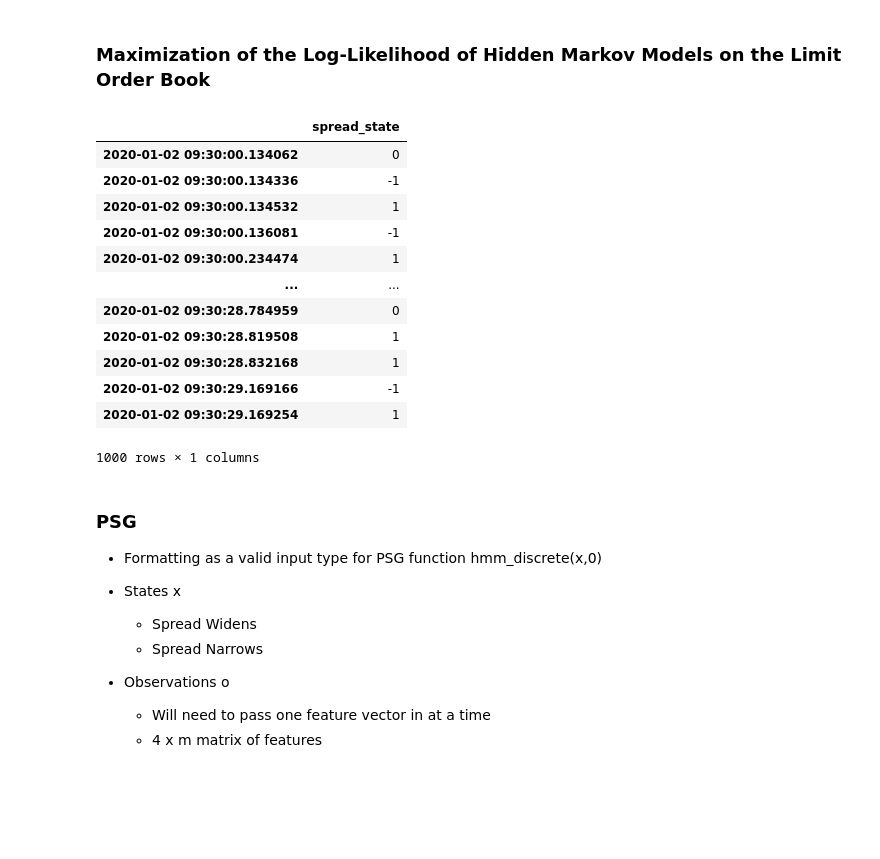
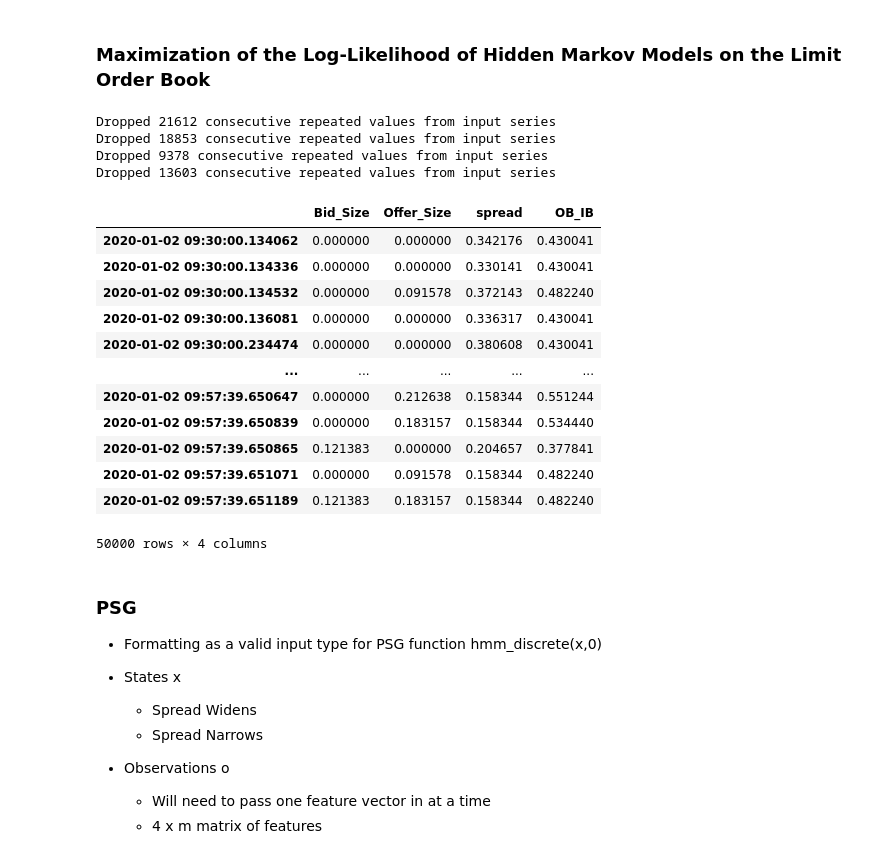
Before and after one commit to jasonbohne123/HMM_LOB_Inference, a Jupyter notebook: hmm.ipynb, the cells around one changed output. Saved outputs shown, nothing was run; the diff lists cells and outputs as text; code cells hidden in the pictures; blank space fills up the shorter version.

```diff
--- a/hmm.ipynb
+++ b/hmm.ipynb
@@ -8,34 +9,44 @@ from sklearn.model_selection import TimeSeriesSplit
 # %%
+features=pd.read_csv('data/features.csv',index_col=0,nrows=50000)
 
-features=pd.read_csv('data/features.csv',index_col=0,nrows=1000)
+def remove_duplicates(series):
 
+    cleaned_series=series[np.insert(np.diff(series).astype(bool), 0, True)]
+    dropped_els=len(series)-len(cleaned_series)
 
-bidsize=features['Bid_Size'].values
-offersize=features['Offer_Size'].values
-bookimbalance=features['OB_IB'].values
-spread=features['spread'].values
+    print(f"Dropped {dropped_els} consecutive repeated values from input series")
+    return cleaned_series
 
-np.savetxt(r'psg_example_hmm/vector_bidsize.txt', bidsize, fmt='%d')
-np.savetxt(r'psg_example_hmm/vector_offersize.txt', offersize, fmt='%d')
-np.savetxt(r'psg_example_hmm/vector_bookimbalance.txt', bookimbalance, fmt='%d')
-np.savetxt(r'psg_example_hmm/vector_spread.txt', spread, fmt='%d')
+bidsize=remove_duplicates(features['Bid_Size'].values)
+offersize=remove_duplicates(features['Offer_Size'].values)
+bookimbalance=remove_duplicates(features['OB_IB'].values)
+spread=remove_duplicates(features['spread'].values)
+
+# formatted as numpy float
+np.savetxt(r'psg_example_hmm/vector_bidsize.txt', bidsize)
+np.savetxt(r'psg_example_hmm/vector_offersize.txt', offersize)
+np.savetxt(r'psg_example_hmm/vector_bookimbalance.txt', bookimbalance)
+np.savetxt(r'psg_example_hmm/vector_spread.txt', spread)
+
+features
+# %% [output]
+Dropped 21612 consecutive repeated values from input series
+Dropped 18853 consecutive repeated values from input series
+Dropped 9378 consecutive repeated values from input series
+Dropped 13603 consecutive repeated values from input series
+|  | Bid_Size | Offer_Size | spread | OB_IB |
+| 2020-01-02 09:30:00.134062 | 0.000000 | 0.000000 | 0.342176 | 0.430041 |
+| 2020-01-02 09:30:00.134336 | 0.000000 | 0.000000 | 0.330141 | 0.430041 |
+| 2020-01-02 09:30:00.134532 | 0.000000 | 0.091578 | 0.372143 | 0.482240 |
+| 2020-01-02 09:30:00.136081 | 0.000000 | 0.000000 | 0.336317 | 0.430041 |
+| 2020-01-02 09:30:00.234474 | 0.000000 | 0.000000 | 0.380608 | 0.430041 |
+| ... | ... | ... | ... | ... |
+| 2020-01-02 09:57:39.650647 | 0.000000 | 0.212638 | 0.158344 | 0.551244 |
+| 2020-01-02 09:57:39.650839 | 0.000000 | 0.183157 | 0.158344 | 0.534440 |
+| 2020-01-02 09:57:39.650865 | 0.121383 | 0.000000 | 0.204657 | 0.377841 |
+| 2020-01-02 09:57:39.651071 | 0.000000 | 0.091578 | 0.158344 | 0.482240 |
+| 2020-01-02 09:57:39.651189 | 0.121383 | 0.183157 | 0.158344 | 0.482240 |
+50000 rows × 4 columns
-# %%
-outcomes=pd.read_csv('data/outcomes.csv',index_col=0,nrows=1000)
-outcomes
-# %% [output]
-|  | spread_state |
-| 2020-01-02 09:30:00.134062 | 0 |
-| 2020-01-02 09:30:00.134336 | -1 |
-| 2020-01-02 09:30:00.134532 | 1 |
-| 2020-01-02 09:30:00.136081 | -1 |
-| 2020-01-02 09:30:00.234474 | 1 |
-| ... | ... |
-| 2020-01-02 09:30:28.784959 | 0 |
-| 2020-01-02 09:30:28.819508 | 1 |
-| 2020-01-02 09:30:28.832168 | 1 |
-| 2020-01-02 09:30:29.169166 | -1 |
-| 2020-01-02 09:30:29.169254 | 1 |
-1000 rows × 1 columns
 # %% [markdown]
 ### PSG
 
```
Also changed, not shown: parts of 6 cells of this notebook, 1 other file.
